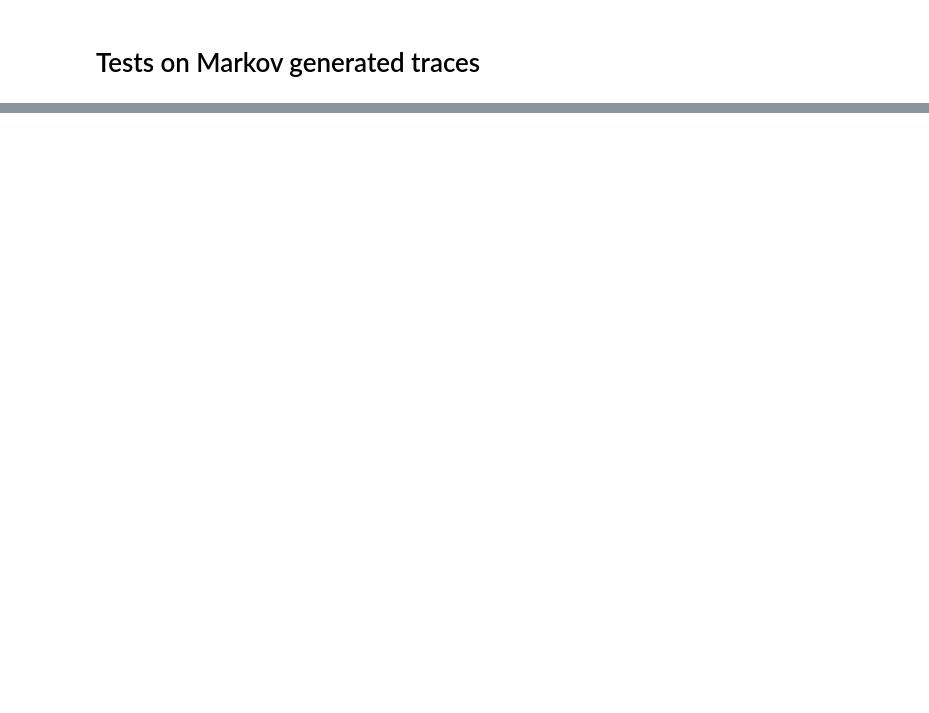
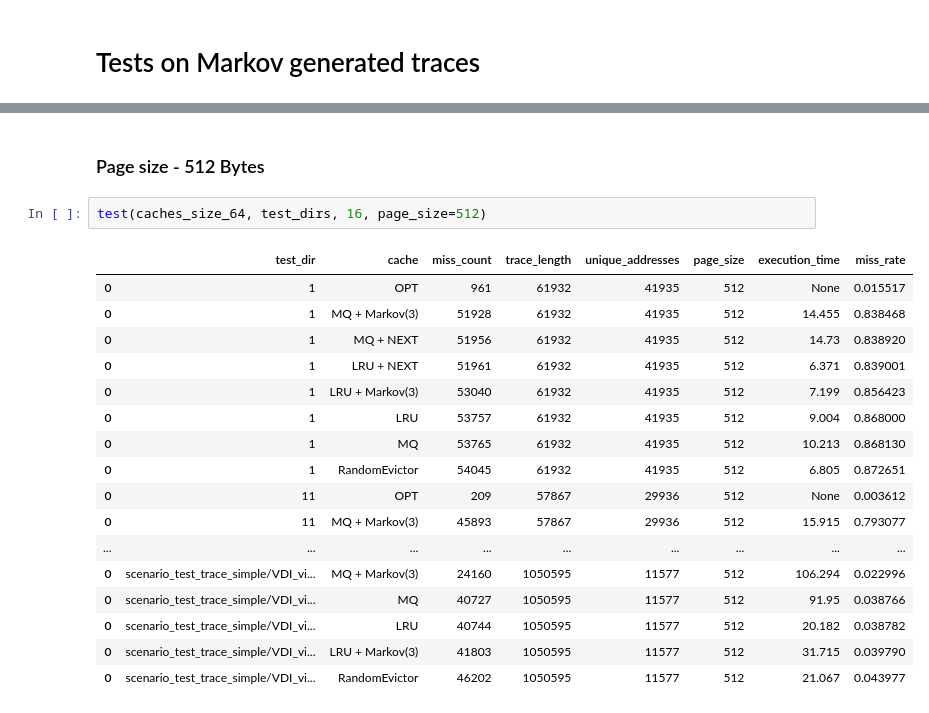
Before and after one commit to rllaskowski/cache-prefetchers, a Jupyter notebook: experiments.ipynb, the cells around one changed output, grey strips where cells are left out. Saved outputs shown, nothing was run; the diff lists cells and outputs as text; blank space fills up the shorter version.

```diff
--- a/experiments.ipynb
+++ b/experiments.ipynb
@@ -302,0 +897,22 @@ Total length: 189913
+# %% [markdown]
+### Page size - 512 Bytes
+# %%
+test(caches_size_64, test_dirs, 16, page_size=512)
+# %% [output]
+|  | test_dir | cache | miss_count | trace_length | unique_addresses | page_size | execution_time | miss_rate |
+| 0 | 1 | OPT | 961 | 61932 | 41935 | 512 | None | 0.015517 |
+| 0 | 1 | MQ + Markov(3) | 51928 | 61932 | 41935 | 512 | 14.455 | 0.838468 |
+| 0 | 1 | MQ + NEXT | 51956 | 61932 | 41935 | 512 | 14.73 | 0.838920 |
+| 0 | 1 | LRU + NEXT | 51961 | 61932 | 41935 | 512 | 6.371 | 0.839001 |
+| 0 | 1 | LRU + Markov(3) | 53040 | 61932 | 41935 | 512 | 7.199 | 0.856423 |
+| 0 | 1 | LRU | 53757 | 61932 | 41935 | 512 | 9.004 | 0.868000 |
+| 0 | 1 | MQ | 53765 | 61932 | 41935 | 512 | 10.213 | 0.868130 |
+| 0 | 1 | RandomEvictor | 54045 | 61932 | 41935 | 512 | 6.805 | 0.872651 |
+| 0 | 11 | OPT | 209 | 57867 | 29936 | 512 | None | 0.003612 |
+| 0 | 11 | MQ + Markov(3) | 45893 | 57867 | 29936 | 512 | 15.915 | 0.793077 |
+| ... | ... | ... | ... | ... | ... | ... | ... | ... |
+| 0 | scenario_test_trace_simple/VDI_vi... | MQ + Markov(3) | 24160 | 1050595 | 11577 | 512 | 106.294 | 0.022996 |
+| 0 | scenario_test_trace_simple/VDI_vi... | MQ | 40727 | 1050595 | 11577 | 512 | 91.95 | 0.038766 |
+| 0 | scenario_test_trace_simple/VDI_vi... | LRU | 40744 | 1050595 | 11577 | 512 | 20.182 | 0.038782 |
+| 0 | scenario_test_trace_simple/VDI_vi... | LRU + Markov(3) | 41803 | 1050595 | 11577 | 512 | 31.715 | 0.039790 |
+| 0 | scenario_test_trace_simple/VDI_vi... | RandomEvictor | 46202 | 1050595 | 11577 | 512 | 21.067 | 0.043977 |
```
Also changed, not shown: parts of 28 cells of this notebook, 13 other files.
